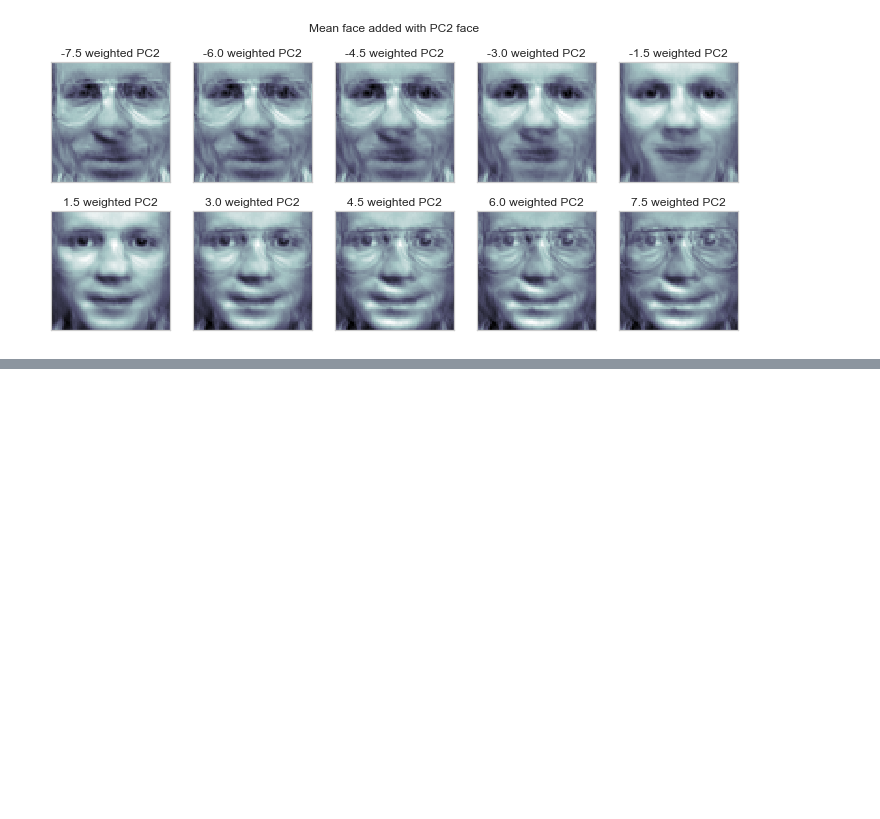
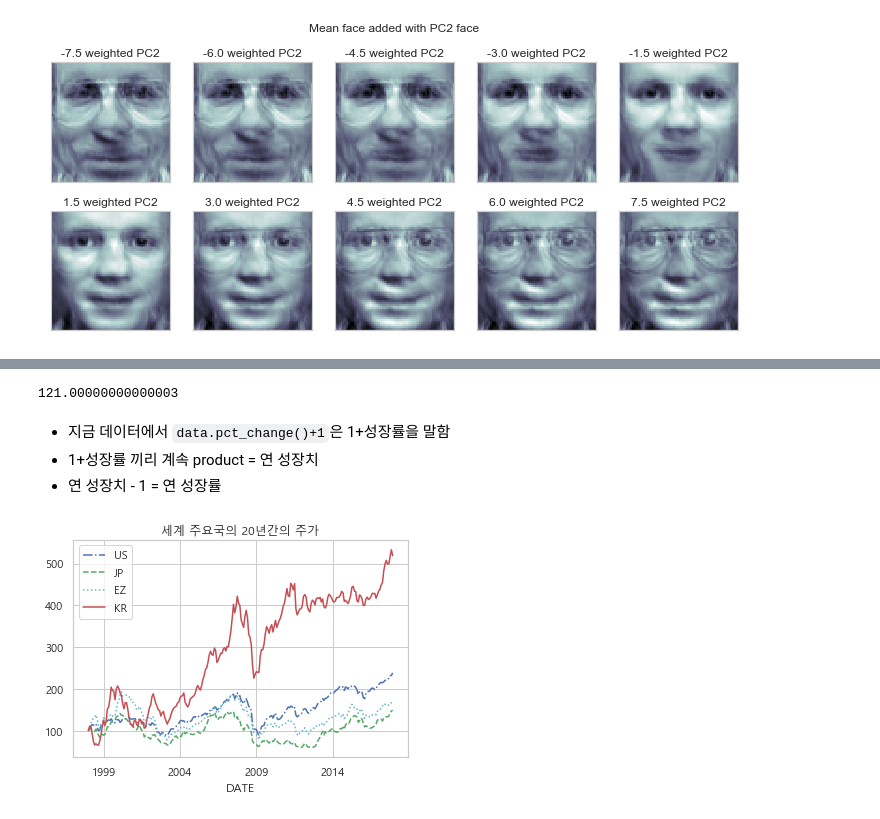
Before and after one commit to h33sun/TIL, a Jupyter notebook: math/20200128_PCA 실습.ipynb, the cells around one changed output, grey strips where cells are left out. Cells and saved outputs as stored; diff of their text form; code cells hidden in the pictures; blank space fills up the shorter version.

```diff
--- a/math/20200128_PCA 실습.ipynb
+++ b/math/20200128_PCA 실습.ipynb
@@ -326,0 +358,22 @@ make_face_with_pc2(face_mean,face_p2)
+# %%
+#첫달
+origin = 100
+#둘째
+origin = origin*1.1
+#셋째
+origin = origin *1.1
+origin
+# %% [output]
+121.00000000000003
+# %% [markdown]
+- 지금 데이터에서 `data.pct_change()+1`은 1+성장률을 말함
+- 1+성장률 끼리 계속 product = 연 성장치
+- 연 성장치 - 1 = 연 성장률
+# %%
+#좀그려봐라
+styles = ["b-.", "g--", "c:", "r-"]
+data.plot(style=styles)
+plt.title("세계 주요국의 20년간의 주가")
+plt.show()
+# %% [output]
+[figure, added]
```
Also changed, not shown: parts of 24 cells of this notebook, 1 other file.
